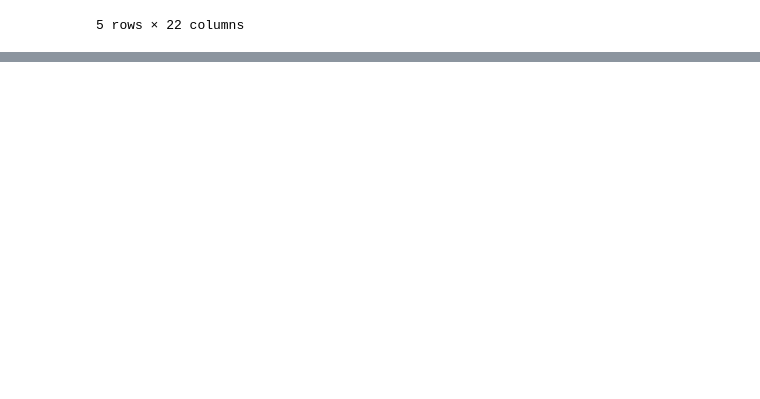
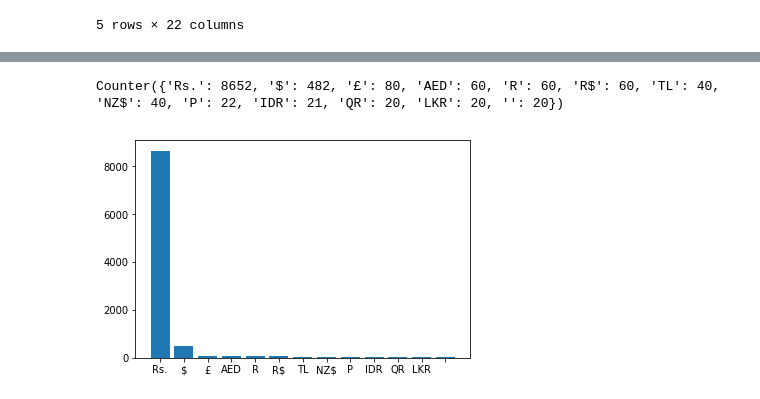
Before and after one commit to kevinggrimm/Zomato-Restaurants-Data-ETL, a Jupyter notebook: Zomato - Processing JSON Files.ipynb, the cells around one changed output, grey strips where cells are left out. Cells and saved outputs as stored; diff of their text form; code cells hidden in the pictures; blank space fills up the shorter version.

Commit message:
Add files via upload
More data cleaning; added proper currency mapping

```diff
--- a/Zomato - Processing JSON Files.ipynb
+++ b/Zomato - Processing JSON Files.ipynb
@@ -1234,0 +1301,3 @@ final.head()
+# %%
+final.loc[:, 'Votes'] = final.loc[:, 'Votes'].astype(int)
+final.dtypes
@@ -1234,0 +1322,6 @@ final.head()
+# %%
+# Retrying the above works as intended
+print(final.shape)
+final = final.sort_values('Votes', ascending=False)
+final = final.drop_duplicates(subset='Restaurant ID', keep='first')
+print(final.shape)
@@ -1234,0 +1352,22 @@ final.head()
+# %%
+'''
+Revisiting currency values - there is a lot of ambiguity here.
+- We can drop values lacking consistency, but this would lead to data loss
+'''
+from collections import Counter
+print(Counter(final['Currency'].values))
+# %% [output]
+Counter({'Rs.': 8652, '$': 482, '£': 80, 'AED': 60, 'R': 60, 'R$': 60, 'TL': 40, 'NZ$': 40, 'P': 22, 'IDR': 21, 'QR': 20, 'LKR': 20, '': 20})
+# %%
+'''
+Another issue concerns the distribution of the data. If we wannted to conduct an analyses of restaurants
+for major cities, we would need to pull a more balanced dataset from the Zomato API. The raw files that
+were posted on Kaggle are heavily skewed towards India, which is perfectly fine for this analysis.
+'''
+import matplotlib.pyplot as plt
+
+bar_plot = dict(Counter(final['Currency'].values).most_common())
+plt.bar(*zip(*bar_plot.items()))
+plt.show()
+# %% [output]
+[figure, added]
```
Also changed, not shown: parts of 22 cells of this notebook.
